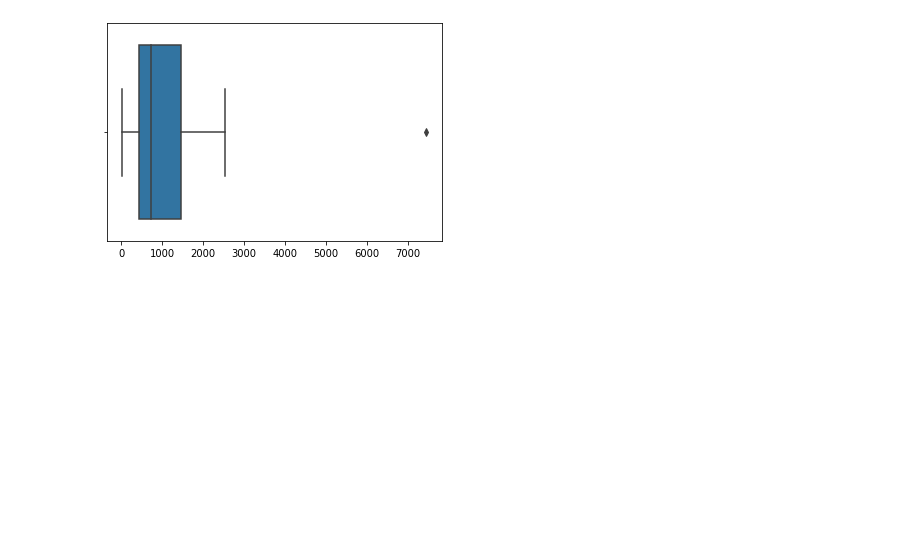
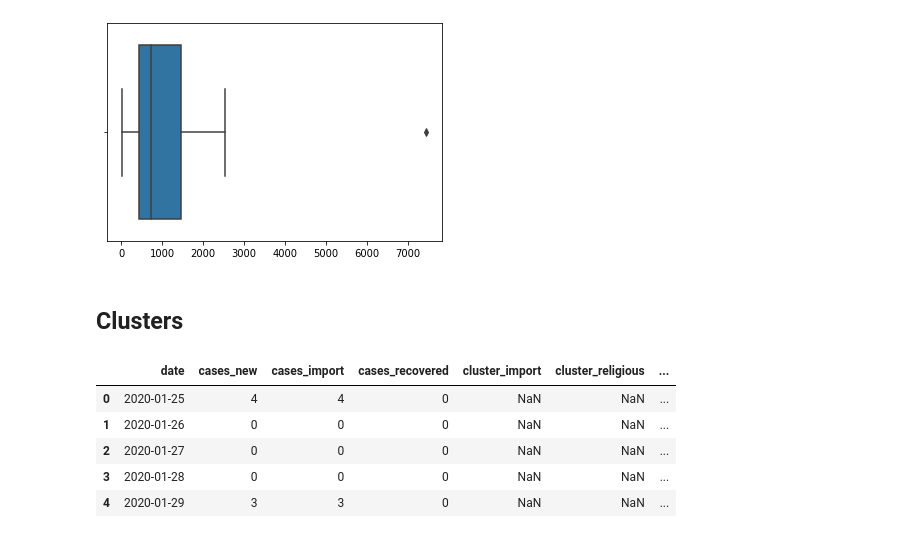
Before and after one commit to sidharrth2002/covid-streamlit, a Jupyter notebook: Q1.ipynb, the cells around one changed output. Drawn from its saved outputs; the diff is of its cells as text; code cells hidden in the pictures; blank space fills up the shorter version.

```diff
--- a/Q1.ipynb
+++ b/Q1.ipynb
@@ -662,3 +662,16 @@ sns.boxplot(deaths_pivoted.sum())
 # %% [output]
 <AxesSubplot:>
 [figure]
+# %% [markdown]
+## Clusters
+# %%
+cases_malaysia = pd.read_csv('./data/cases_malaysia.csv')
+# %%
+cases_malaysia.head()
+# %% [output]
+|  | date | cases_new | cases_import | cases_recovered | cluster_import | cluster_religious | ... |
+| 0 | 2020-01-25 | 4 | 4 | 0 | NaN | NaN | ... |
+| 1 | 2020-01-26 | 0 | 0 | 0 | NaN | NaN | ... |
+| 2 | 2020-01-27 | 0 | 0 | 0 | NaN | NaN | ... |
+| 3 | 2020-01-28 | 0 | 0 | 0 | NaN | NaN | ... |
+| 4 | 2020-01-29 | 3 | 3 | 0 | NaN | NaN | ... |
```
Also changed, not shown: 4 other files.
